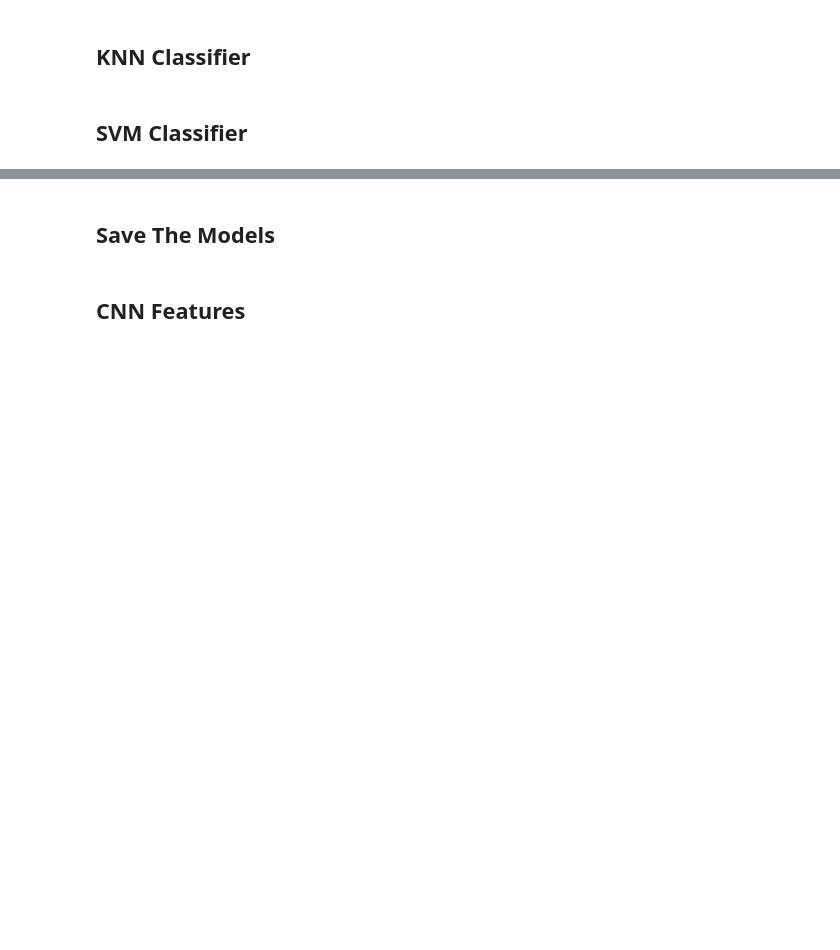
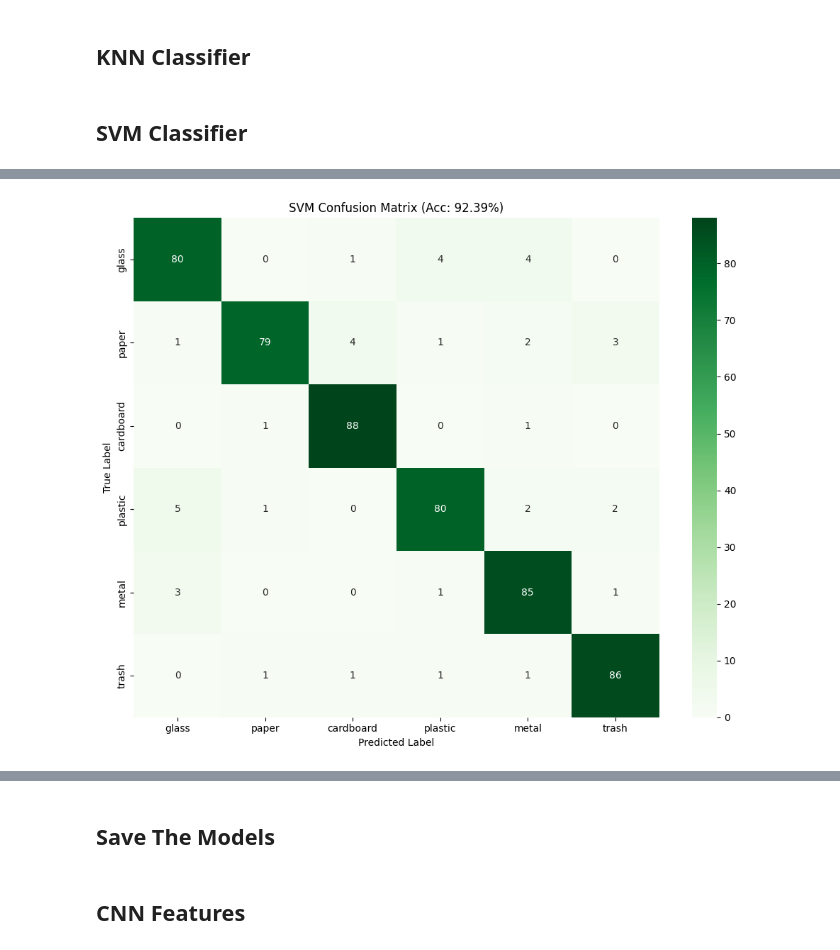
Before and after one commit to AHmEeD-SaBER/Waste-Classification-ML, a Jupyter notebook: notebooks/exploratory_analysis.ipynb, the cells around one changed output, grey strips where cells are left out. Drawn from its saved outputs; the diff is of its cells as text; code cells hidden in the pictures; blank space fills up the shorter version.

```diff
--- a/notebooks/exploratory_analysis.ipynb
+++ b/notebooks/exploratory_analysis.ipynb
@@ -44,7 +41,7 @@ try:
         augmented_images, augmented_labels = augment_dataset(
             images, labels,
             augmentation_factor=0.3,  # 30% per class
-            balance_classes=False     # Uniform distribution
+            balance_classes=True     # Uniform distribution
         )
 
         # Save to cache for next time
@@ -233,17 +138,13 @@ print("\n" + "="*60)
 print("EXTRACTING FEATURES FROM ENTIRE DATASET - CNN METHOD")
 print("="*60)
 print(f"Total images to process: {len(augmented_images)}")
-print(f"Using: MobileNetV2 (pre-trained on ImageNet)")
-print(f"Expected features: 1280 per image")
 
-all_features = extract_features_from_dataset(augmented_images, method='combined')
+all_features = extract_features_from_dataset(augmented_images, method='cnn')
 
 print(f"\nFeature extraction complete!")
 print(f"Final feature matrix shape: {all_features.shape}")
 print(f"  - Samples: {all_features.shape[0]}")
 print(f"  - Features per sample: {all_features.shape[1]}")
-print(f"\n✓ Ready for classifier training with CNN features!")
-print(f"✓ Expected accuracy improvement: 5-10% over handcrafted features")
 # %% [output]
 ============================================================
 EXTRACTING FEATURES FROM ENTIRE DATASET - CNN METHOD
@@ -393,55 +245,29 @@ print(f"  - Max confidence: {max_proba.max():.4f}")
 ## SVM Classifier
 # %%
 from sklearn.svm import SVC
-from sklearn.model_selection import GridSearchCV
-import time
+from sklearn.metrics import classification_report, confusion_matrix
 
-print("="*60)
-print("SVM HYPERPARAMETER TUNING")
-print("="*60)
+# Train SVM with fixed parameters
+svm = SVC(kernel='rbf', C=10, gamma='scale', probability=True, random_state=42)
+svm.fit(X_train_scaled, y_train)
 
-# Finer parameter grid around typical good values
-param_grid = {
-    'C': [1, 5, 10, 15, 20],           # Finer steps around common optimal range
-    'gamma': ['scale', 'auto', 0.001, 0.005, 0.01],  # Finer gamma values
-    'kernel': ['rbf']
-}
+# Predict
+y_pred_svm = svm.predict(X_test_scaled)
+svm_accuracy = svm.score(X_test_scaled, y_test) * 100
 
-total_fits = len(param_grid['C']) * len(param_grid['gamma']) * 3  # 3-fold CV
-print(f"Parameter grid: {param_grid}")
-print(f"Total combinations: {len(param_grid['C'])} × {len(param_grid['gamma'])} = {len(param_grid['C']) * len(param_grid['gamma'])}")
-print(f"With 3-fold CV: {total_fits} fits\n")
+print(f"SVM Accuracy: {svm_accuracy:.2f}%\n")
+print("Classification Report:")
+print(classification_report(y_test, y_pred_svm, target_names=actual_class_names, zero_division=0))
 
-# GridSearchCV with 3-fold cross-validation
-start_time = time.time()
-grid_search = GridSearchCV(
-    SVC(probability=True, random_state=42),
-    param_grid,
-    cv=3,
-    scoring='accuracy',
-    n_jobs=-1,
-    verbose=1
-)
-grid_search.fit(X_train_scaled, y_train)
-tuning_time = time.time() - start_time
-
-print(f"\n✓ Tuning completed in {tuning_time:.2f} seconds")
-print(f"\n{'='*60}")
-print("BEST PARAMETERS:")
-print("="*60)
-print(f"  C: {grid_search.best_params_['C']}")
-print(f"  gamma: {grid_search.best_params_['gamma']}")
-print(f"  kernel: {grid_search.best_params_['kernel']}")
-print(f"\n  Best CV Score: {grid_search.best_score_*100:.2f}%")
-
-# Show all results
-import pandas as pd
-results_df = pd.DataFrame(grid_search.cv_results_)[['param_C', 'param_gamma', 'mean_test_score', 'std_test_score']]
-results_df['mean_test_score'] = (results_df['mean_test_score'] * 100).round(2)
-results_df['std_test_score'] = (results_df['std_test_score'] * 100).round(2)
-results_df = results_df.sort_values('mean_test_score', ascending=False)
-print(f"\n{'='*60}")
-print("ALL RESULTS (sorted by accuracy):")
-print("="*60)
-print(results_df.head(10).to_string(index=False))
+# Confusion Matrix
+cm = confusion_matrix(y_test, y_pred_svm)
+plt.figure(figsize=(10, 8))
+sns.heatmap(cm, annot=True, fmt='d', cmap='Greens',
+            xticklabels=actual_class_names,
+            yticklabels=actual_class_names)
+plt.title(f'SVM Confusion Matrix (Acc: {svm_accuracy:.2f}%)')
+plt.ylabel('True Label')
+plt.xlabel('Predicted Label')
+plt.tight_layout()
+plt.show()
 # %% [output]
@@ -464,0 +289 @@ Fitting 3 folds for each of 25 candidates, totalling 75 fits
+[figure, added]
```
Also changed, not shown: parts of 13 cells of this notebook, 18 other files.
